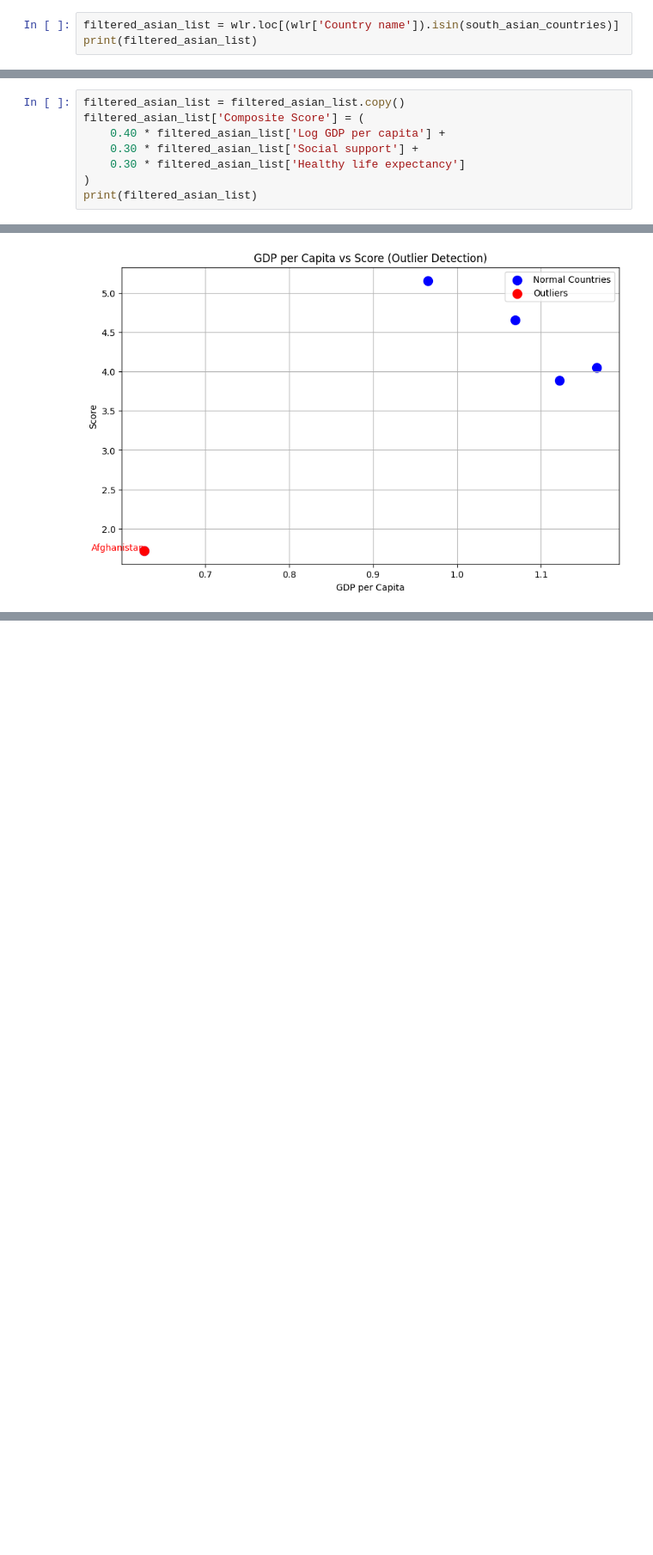
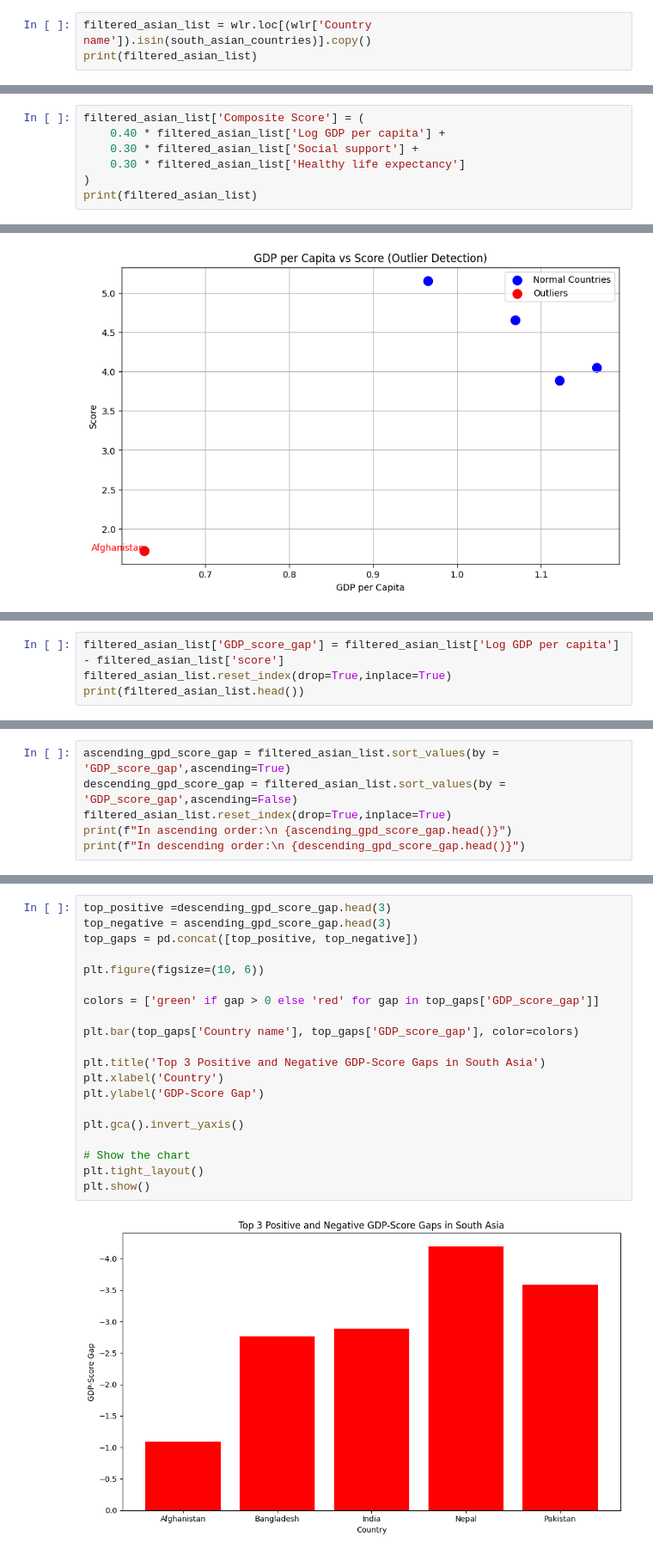
Before and after one commit to LearnerAnisha/python, a Jupyter notebook: coursework1.ipynb, the cells around one changed output, grey strips where cells are left out. Shown: that part at 86% size. Saved outputs shown, nothing was run; the diff lists cells and outputs as text; blank space fills up the shorter version.

```diff
--- a/coursework1.ipynb
+++ b/coursework1.ipynb
@@ -216,7 +216,7 @@ south asian countries = ["Afghanistan", "Bangladesh", "Bhutan", "India", "Maldiv
 # %%
 south_asian_countries = ["Afghanistan", "Bangladesh", "Bhutan", "India", "Maldives", "Nepal", "Pakistan", "Srilanka"]
 # %%
-filtered_asian_list = wlr.loc[(wlr['Country name']).isin(south_asian_countries)]
+filtered_asian_list = wlr.loc[(wlr['Country name']).isin(south_asian_countries)].copy()
 print(filtered_asian_list)
 # %% [output]
     Country name  score  Log GDP per capita  Social support  \
@@ -250,7 +250,6 @@ Composite Score = 0.40 × GDP per Capita + 0.30 × Social Support +0.30×Healthy
 3. Visualize the top 5 countries using a horizontal bar chart showing the Composite Score.
 4. Discuss whether the rankings based on the Composite Score align with the original Score - support your discussion with some visualization plot.
 # %%
-filtered_asian_list = filtered_asian_list.copy()
 filtered_asian_list['Composite Score'] = (
     0.40 * filtered_asian_list['Log GDP per capita'] +
     0.30 * filtered_asian_list['Social support'] +
@@ -367,0 +379,4 @@ plt.show()
+# %%
+filtered_asian_list['GDP_score_gap'] = filtered_asian_list['Log GDP per capita'] - filtered_asian_list['score']
+filtered_asian_list.reset_index(drop=True,inplace=True)
+print(filtered_asian_list.head())
@@ -367,0 +401,6 @@ plt.show()
+# %%
+ascending_gpd_score_gap = filtered_asian_list.sort_values(by = 'GDP_score_gap',ascending=True)
+descending_gpd_score_gap = filtered_asian_list.sort_values(by = 'GDP_score_gap',ascending=False)
+filtered_asian_list.reset_index(drop=True,inplace=True)
+print(f"In ascending order:\n {ascending_gpd_score_gap.head()}")
+print(f"In descending order:\n {descending_gpd_score_gap.head()}")
@@ -367,0 +425,22 @@ plt.show()
+# %%
+top_positive =descending_gpd_score_gap.head(3)
+top_negative = ascending_gpd_score_gap.head(3)
+top_gaps = pd.concat([top_positive, top_negative])
+
+plt.figure(figsize=(10, 6))
+
+colors = ['green' if gap > 0 else 'red' for gap in top_gaps['GDP_score_gap']]
+
+plt.bar(top_gaps['Country name'], top_gaps['GDP_score_gap'], color=colors)
+
+plt.title('Top 3 Positive and Negative GDP-Score Gaps in South Asia')
+plt.xlabel('Country')
+plt.ylabel('GDP-Score Gap')
+
+plt.gca().invert_yaxis()
+
+# Show the chart
+plt.tight_layout()
+plt.show()
+# %% [output]
+[figure, added]
```
Also changed, not shown: parts of 4 cells of this notebook.
